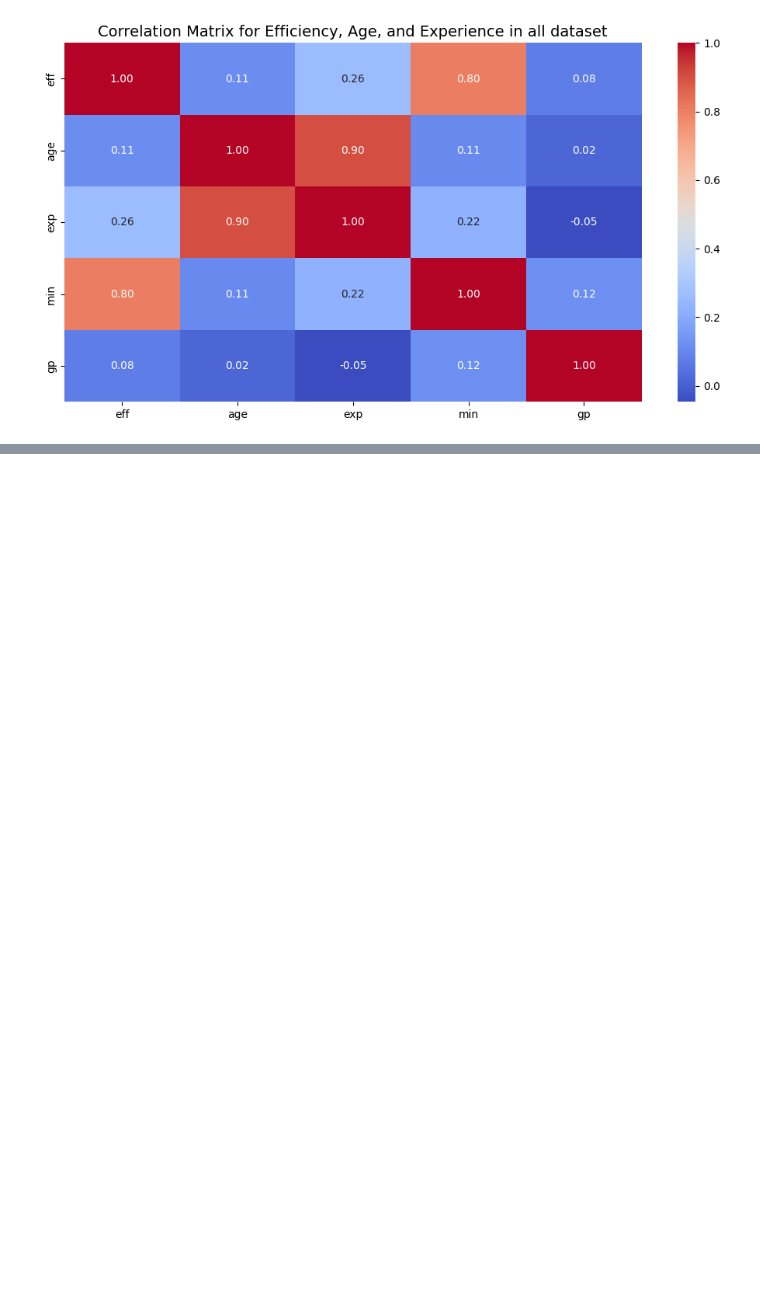
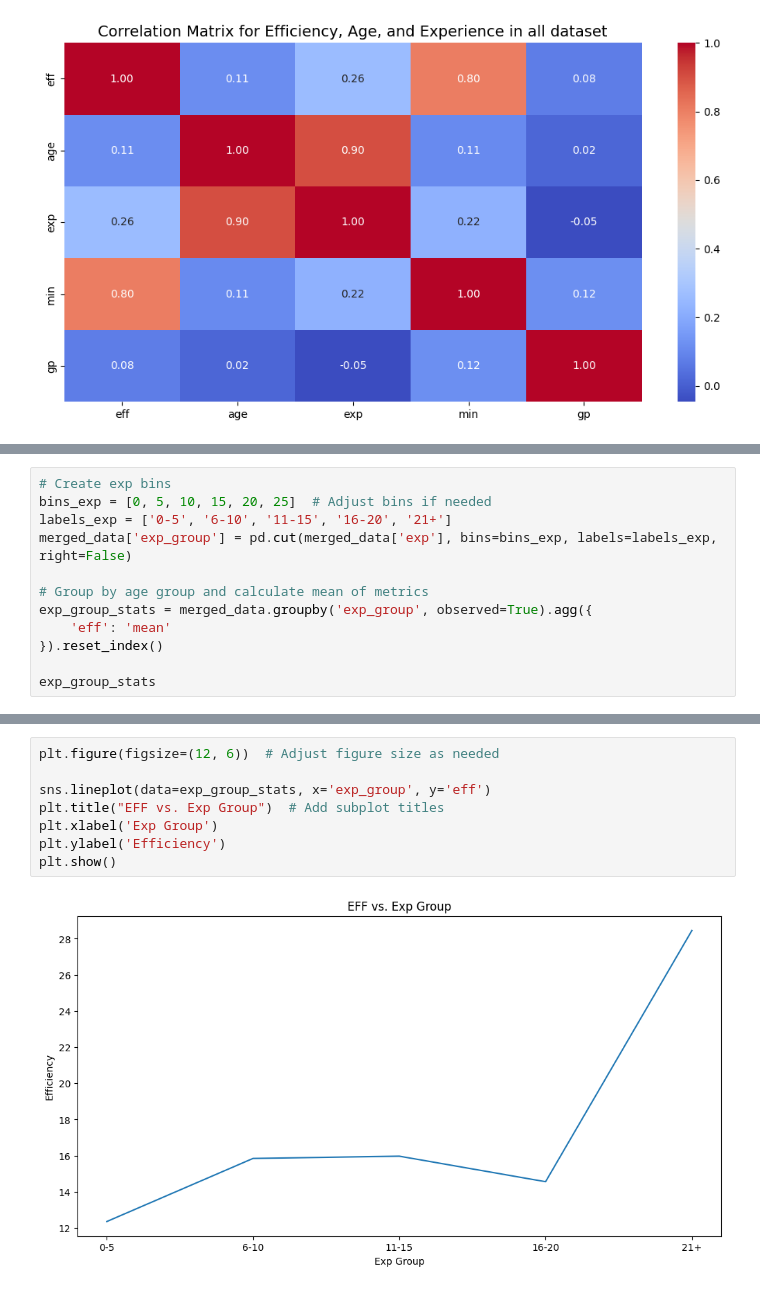
Before and after one commit to chocoCaro/Intro_DS, a Jupyter notebook: [data4life]_final.ipynb, the cells around one changed output, grey strips where cells are left out. Saved outputs shown, nothing was run; the diff lists cells and outputs as text; blank space fills up the shorter version.

```diff
--- a/[data4life]_final.ipynb
+++ b/[data4life]_final.ipynb
@@ -583,0 +500,12 @@ plt.show()
+# %%
+# Create exp bins
+bins_exp = [0, 5, 10, 15, 20, 25]  # Adjust bins if needed
+labels_exp = ['0-5', '6-10', '11-15', '16-20', '21+']
+merged_data['exp_group'] = pd.cut(merged_data['exp'], bins=bins_exp, labels=labels_exp, right=False)
+
+# Group by age group and calculate mean of metrics
+exp_group_stats = merged_data.groupby('exp_group', observed=True).agg({
+    'eff': 'mean'
+}).reset_index()
+
+exp_group_stats
@@ -583,0 +519,10 @@ plt.show()
+# %%
+plt.figure(figsize=(12, 6))  # Adjust figure size as needed
+
+sns.lineplot(data=exp_group_stats, x='exp_group', y='eff')
+plt.title("EFF vs. Exp Group")  # Add subplot titles
+plt.xlabel('Exp Group')
+plt.ylabel('Efficiency')
+plt.show()
+# %% [output]
+[figure, added]
```
Also changed, not shown: parts of 47 cells of this notebook.
